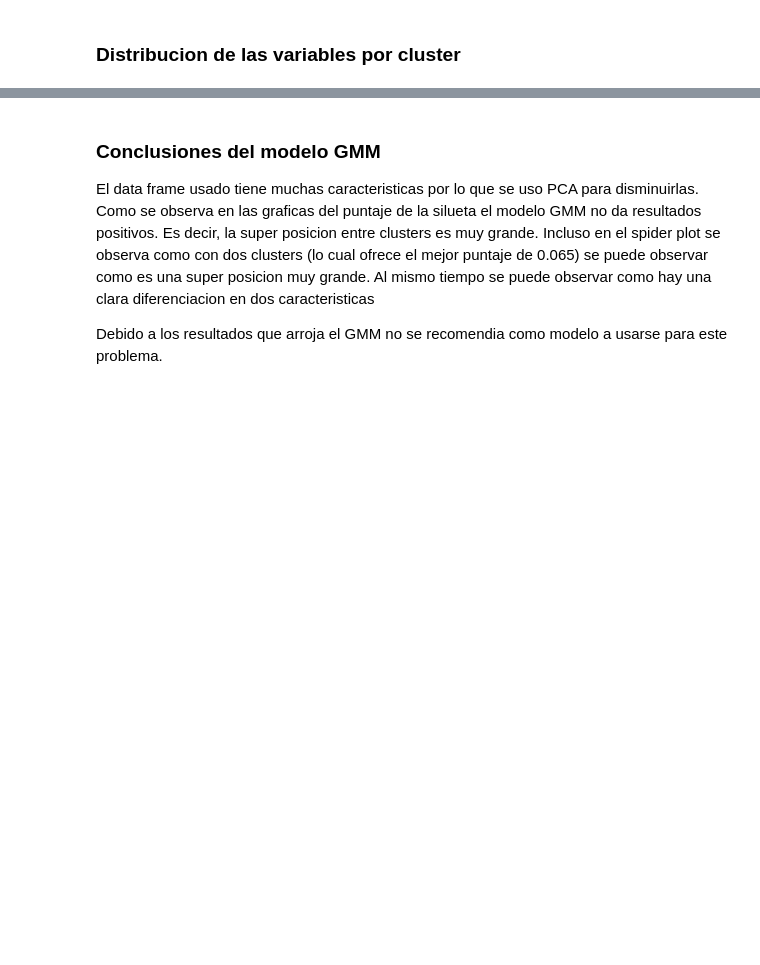
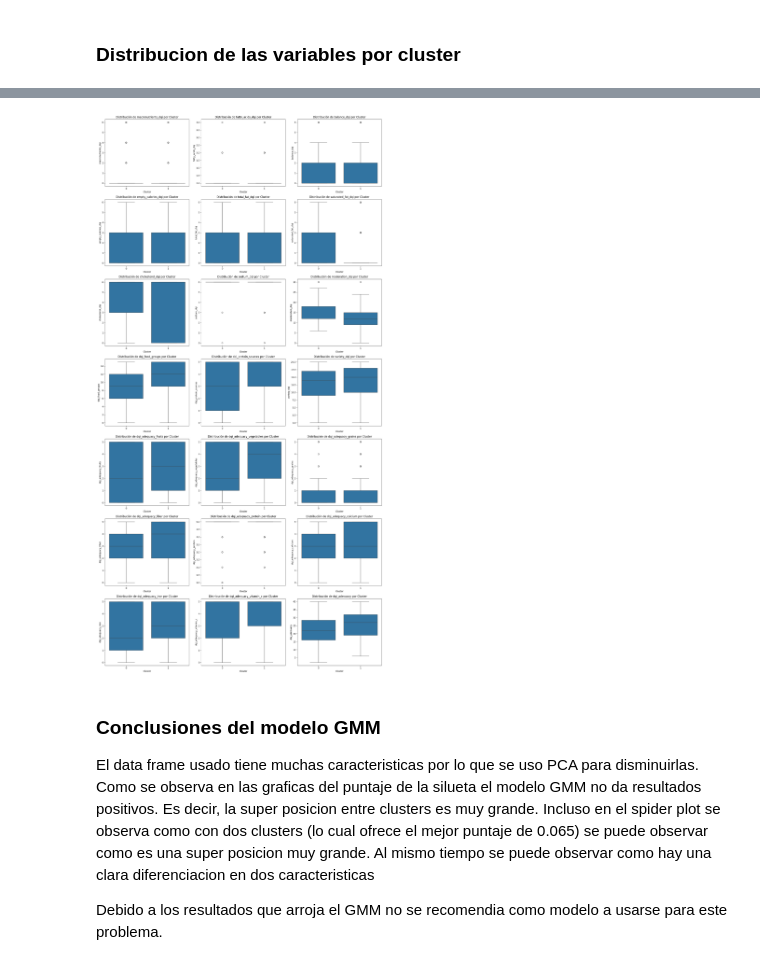
Before and after one commit to christiancalidad/ProyectoIntegradorSep24_Grupo15, a Jupyter notebook: 3.3 Modelo GMM.ipynb, the cells around one changed output, grey strips where cells are left out. Cells and saved outputs as stored; diff of their text form; code cells hidden in the pictures; blank space fills up the shorter version.

```diff
--- a/3.3 Modelo GMM.ipynb
+++ b/3.3 Modelo GMM.ipynb
@@ -235,8 +230,3 @@ boxplot(df_dqi, 'Cluster', 'dqi_total', title='Distribución del DQI Total por C
 La grafica de arriba muestra que no hay una diferencia muy grande entre la distribucion del DQI entre los dos clusters. El cluster 1 tiene valores mayores pero existe una sobre posicion muy grande entre los dos clusters.
 # %% [markdown]
 ### Distribucion de las variables por cluster
-# %%
-df_dqi = df_dqi.drop('folio_integrante', axis=1)
-dqi_columns = df_dqi.columns
-for column in dqi_columns:
-    boxplot(df_dqi, 'Cluster', column, title=f'Distribución de {column} por Cluster')
@@ -257,3 +233,28 @@ for column in dqi_columns:
+# %%
+def boxplot_grid(df, columns, x, hue=None, n_cols=3):
+    n_rows = (len(columns) + n_cols - 1) // n_cols  # Calculate the required rows
+    fig, axes = plt.subplots(n_rows, n_cols, figsize=(18, n_rows * 5))
+    axes = axes.flatten()  # Flatten the axis array for easy indexing
+
+    for i, column in enumerate(columns):
+        sns.boxplot(x=x, y=column, hue=hue, data=df, ax=axes[i])
+        axes[i].set_title(f'Distribución de {column} por Cluster')
+
+    # Hide any unused subplots
+    for j in range(i + 1, len(axes)):
+        fig.delaxes(axes[j])
+
+    plt.tight_layout()
+    plt.show()
+
+# Select columns containing "dqi" except 'dqi_total'
+dqi_columns = df_dqi.filter(like='dqi').columns
+dqi_columns = dqi_columns.drop('dqi_total')
+
+# Generate the grid of boxplots
+boxplot_grid(df_dqi, dqi_columns, x='Cluster', hue=None)
+# %% [output]
+[figure, added]
 # %% [markdown]
 ### Conclusiones del modelo GMM
 
```
Also changed, not shown: parts of 3 cells of this notebook.
